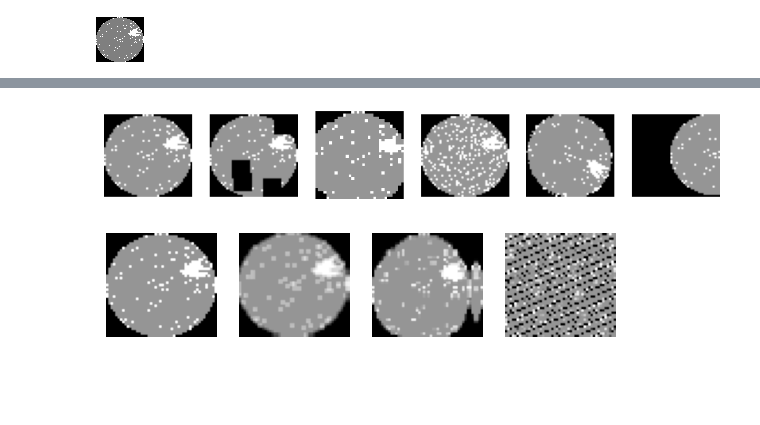
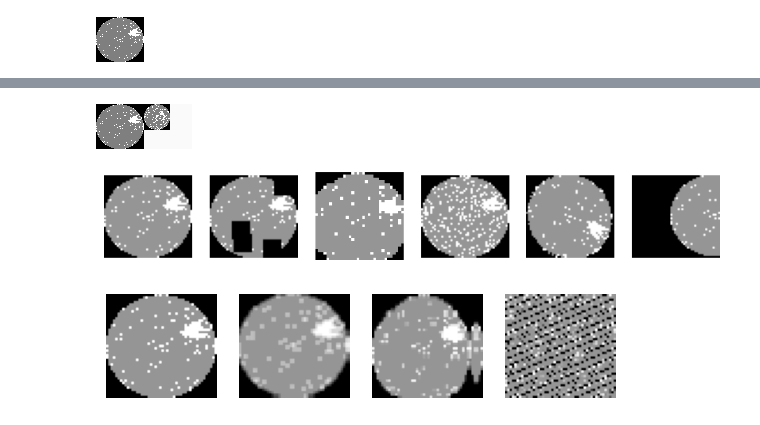
Before and after one commit to verystrongjoe/FixMatch-pytorch, a Jupyter notebook: viz.ipynb, the cells around one changed output, grey strips where cells are left out. Cells and saved outputs as stored; diff of their text form; code cells hidden in the pictures; blank space fills up the shorter version.

```diff
--- a/viz.ipynb
+++ b/viz.ipynb
@@ -46,3 +63,12 @@ image
+# %%
+new_image = Image.new('RGB',(2*image1.size[0], image1.size[1]))
+new_image.paste(image1,(0,0))
+new_image.paste(image2,(image1.size[0],0))
+
+# new_image.save("images/merged_image.jpg","JPEG")
+new_image
+# %% [output]
+[figure, added]
 # %%
 transform_cutout = A.Compose([
     A.Cutout(num_holes=4, max_h_size=10, max_w_size=10, fill_value=0, p=1.0)
```
Also changed, not shown: parts of 2 cells of this notebook, 5 other files.
